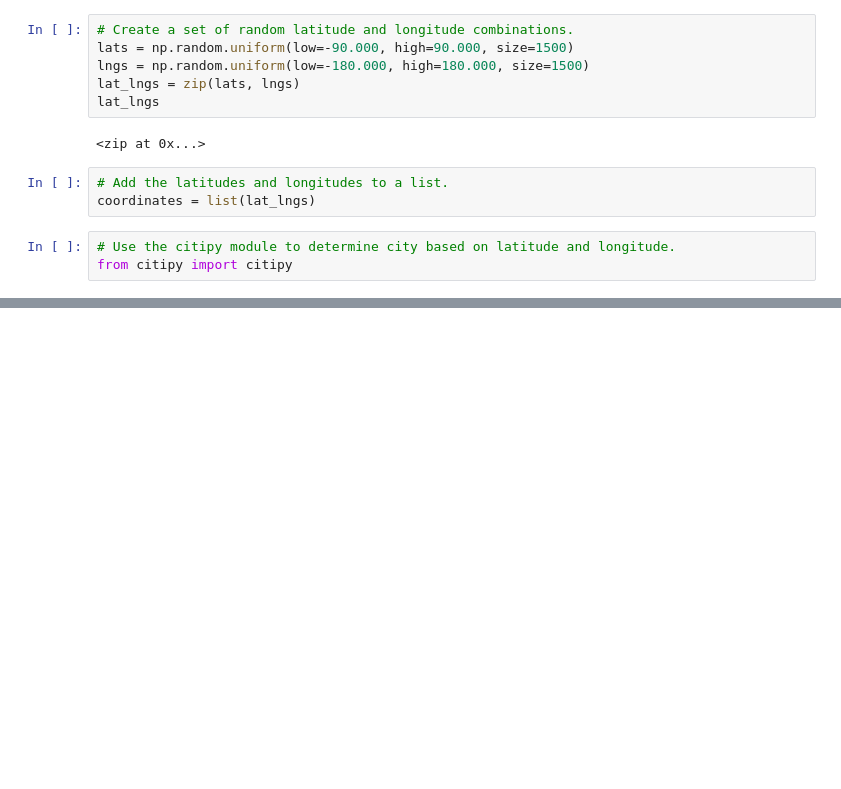
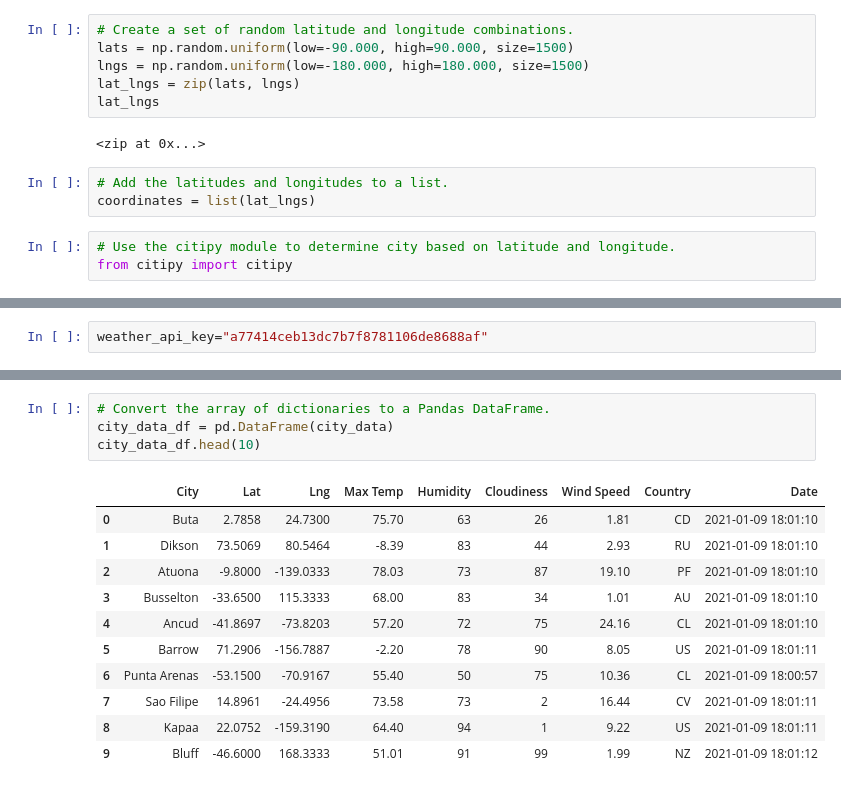
Before and after one commit to ErmaSwartz/World_Weather_Analysis, a Jupyter notebook: WeatherPy.ipynb, the cells around one changed output, grey strips where cells are left out. Cells and saved outputs as stored; diff of their text form; blank space fills up the shorter version.

```diff
--- a/WeatherPy.ipynb
+++ b/WeatherPy.ipynb
@@ -33,0 +34,2 @@ len(cities)
+# %%
+weather_api_key="a77414ceb13dc7b7f8781106de8688af"
@@ -33,0 +263,16 @@ len(cities)
+# %%
+# Convert the array of dictionaries to a Pandas DataFrame.
+city_data_df = pd.DataFrame(city_data)
+city_data_df.head(10)
+# %% [output]
+|  | City | Lat | Lng | Max Temp | Humidity | Cloudiness | Wind Speed | Country | Date |
+| 0 | Buta | 2.7858 | 24.7300 | 75.70 | 63 | 26 | 1.81 | CD | 2021-01-09 18:01:10 |
+| 1 | Dikson | 73.5069 | 80.5464 | -8.39 | 83 | 44 | 2.93 | RU | 2021-01-09 18:01:10 |
+| 2 | Atuona | -9.8000 | -139.0333 | 78.03 | 73 | 87 | 19.10 | PF | 2021-01-09 18:01:10 |
+| 3 | Busselton | -33.6500 | 115.3333 | 68.00 | 83 | 34 | 1.01 | AU | 2021-01-09 18:01:10 |
+| 4 | Ancud | -41.8697 | -73.8203 | 57.20 | 72 | 75 | 24.16 | CL | 2021-01-09 18:01:10 |
+| 5 | Barrow | 71.2906 | -156.7887 | -2.20 | 78 | 90 | 8.05 | US | 2021-01-09 18:01:11 |
+| 6 | Punta Arenas | -53.1500 | -70.9167 | 55.40 | 50 | 75 | 10.36 | CL | 2021-01-09 18:00:57 |
+| 7 | Sao Filipe | 14.8961 | -24.4956 | 73.58 | 73 | 2 | 16.44 | CV | 2021-01-09 18:01:11 |
+| 8 | Kapaa | 22.0752 | -159.3190 | 64.40 | 94 | 1 | 9.22 | US | 2021-01-09 18:01:11 |
+| 9 | Bluff | -46.6000 | 168.3333 | 51.01 | 91 | 99 | 1.99 | NZ | 2021-01-09 18:01:12 |
```
Also changed, not shown: parts of 23 cells of this notebook, 4 other files.
